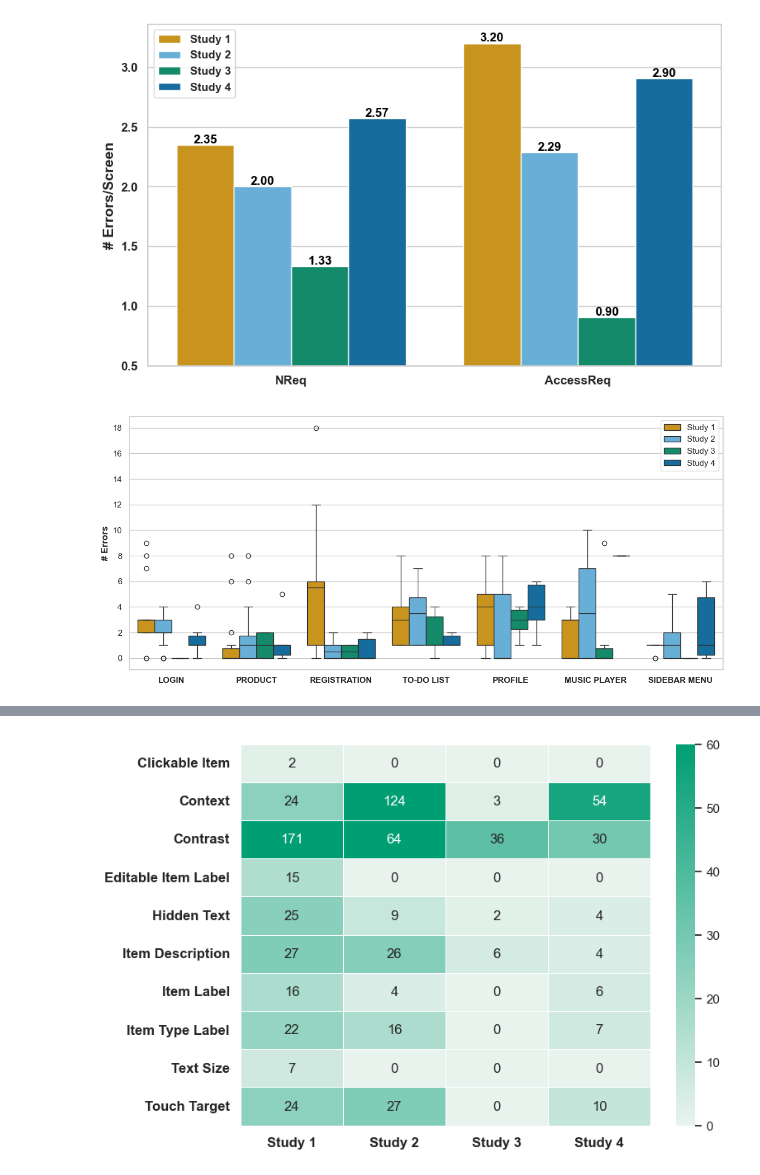
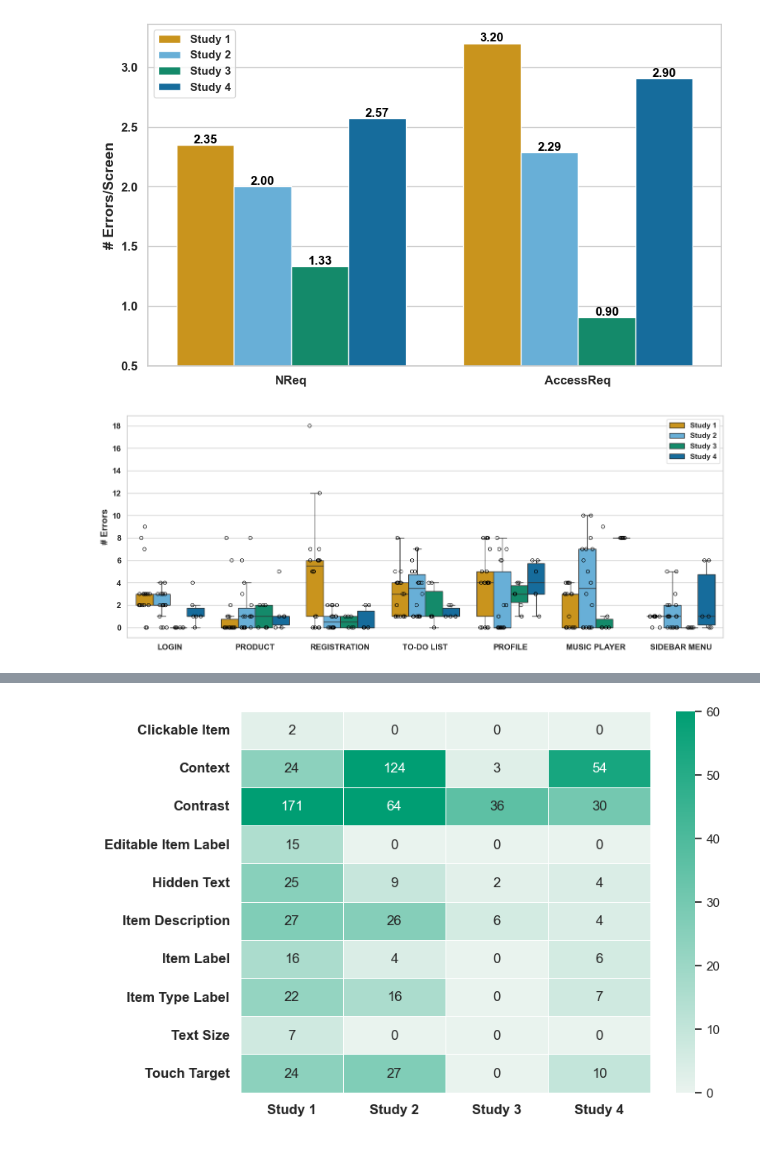
Before and after one commit to Test-Accessibility/Dataset-accessibility-assessments, a Jupyter notebook: Study_LLMs/Analysis/main.ipynb, the cells around one changed output, grey strips where cells are left out. Drawn from its saved outputs; the diff is of its cells as text; code cells hidden in the pictures.

```diff
--- a/Study_LLMs/main.ipynb
+++ b/Study_LLMs/Analysis/main.ipynb
@@ -864,19 +1087,21 @@ plt.show()
 # %% [output]
 [figure]
 # %%
-plt.figure(figsize=(14, 6))
-sns.boxplot(data=df, x='Screen', y='Total', hue='Study', palette=palette_4, order=order_screen)
+plt.figure(figsize=(16, 6))
+sns.boxplot(data=df, x='Screen', y='Total', hue='Study', palette=palette_4, order=order_screen, showfliers=False)
+sns.stripplot(data=df, x='Screen', y='Total', hue='Study', palette=color_dict_study, edgecolor='black', linewidth=.8, dodge=True, jitter=0.25, legend=False)
 
 # Ajustando os ticks do eixo y para inteiros
 plt.gca().yaxis.set_major_locator(MaxNLocator(integer=True))
 
 plt.xlabel('')
-plt.xticks(fontweight='bold', fontfamily='Arial')
-plt.ylabel('# Errors', fontsize=12, fontweight='bold', fontfamily='Arial')
-plt.legend(title='')
+plt.ylabel('# Errors', fontsize=14, fontweight='bold', fontfamily='Arial')
+plt.xticks(fontsize=12, fontweight='bold', fontfamily='Arial')
+plt.yticks(fontsize=12, fontweight='bold', fontfamily='Arial')
+plt.legend(title='', prop={'weight': 'bold'})
 plt.show()
 # %% [output]
-[figure, old version]
+[figure, new version]
 # %%
 plt.figure(figsize=(14, 6))
 ax = sns.boxplot(data=df, x='Request', y='Total', hue='Study', palette=palette_4, showfliers=False)
```
Also changed, not shown: parts of 24 cells of this notebook, 1 other file.
